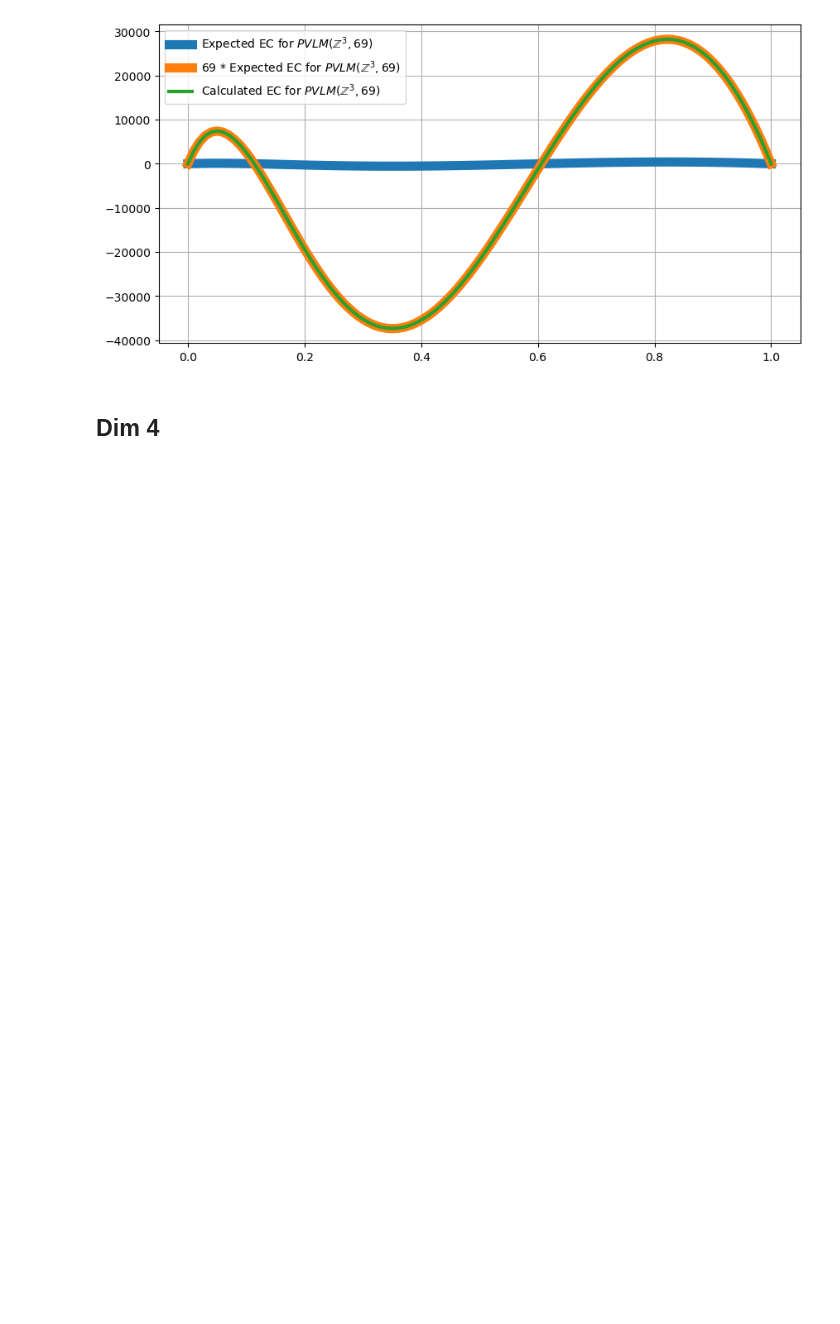
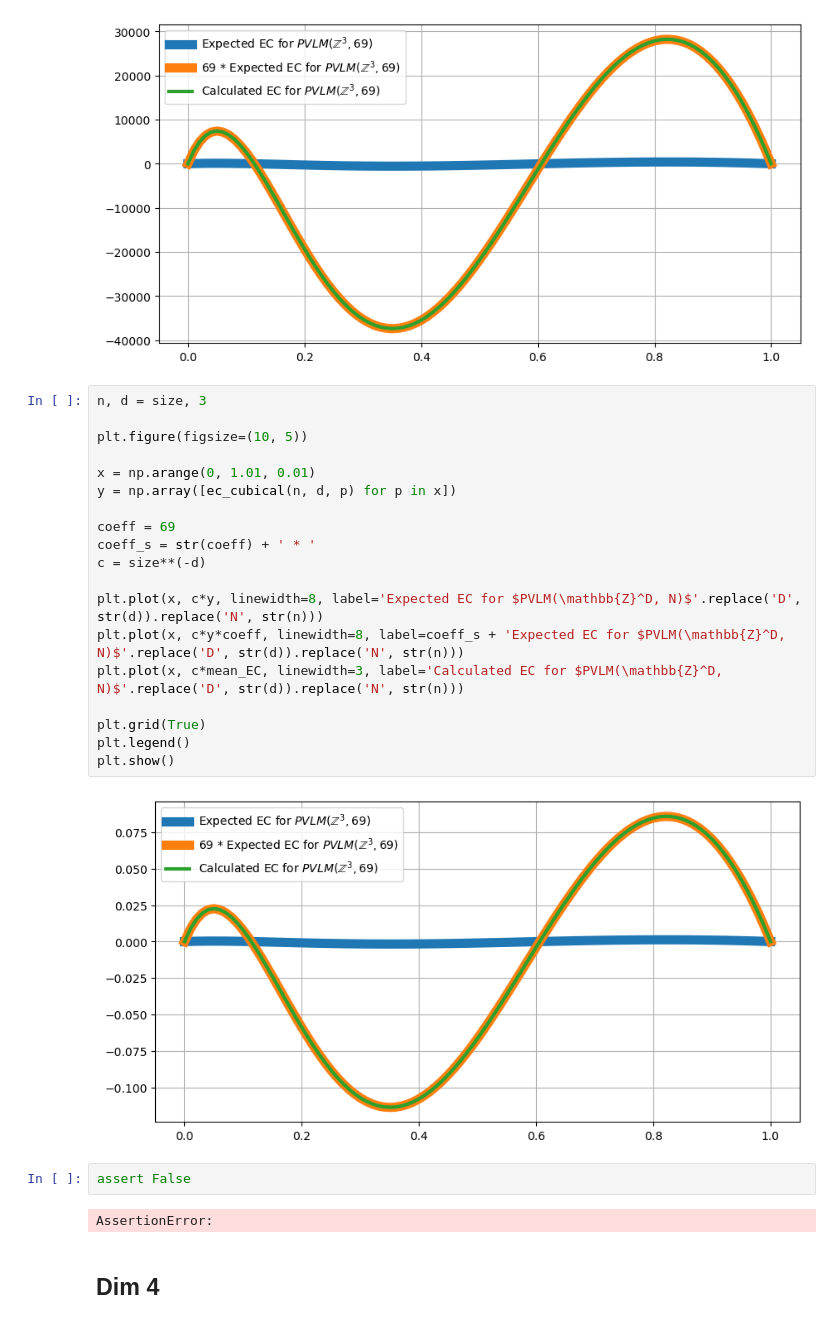
Before and after one commit to zimfv/topological-data-serial-experiments, a Jupyter notebook: EC-expected.ipynb, the cells around one changed output. Drawn from its saved outputs; the diff is of its cells as text; blank space fills up the shorter version.

```diff
--- a/EC-expected.ipynb
+++ b/EC-expected.ipynb
@@ -214,6 +231,31 @@ plt.legend()
 plt.show()
 # %% [output]
 [figure]
+# %%
+n, d = size, 3
+
+plt.figure(figsize=(10, 5))
+
+x = np.arange(0, 1.01, 0.01)
+y = np.array([ec_cubical(n, d, p) for p in x])
+
+coeff = 69
+coeff_s = str(coeff) + ' * '
+c = size**(-d)
+
+plt.plot(x, c*y, linewidth=8, label='Expected EC for $PVLM(\mathbb{Z}^D, N)$'.replace('D', str(d)).replace('N', str(n)))
+plt.plot(x, c*y*coeff, linewidth=8, label=coeff_s + 'Expected EC for $PVLM(\mathbb{Z}^D, N)$'.replace('D', str(d)).replace('N', str(n)))
+plt.plot(x, c*mean_EC, linewidth=3, label='Calculated EC for $PVLM(\mathbb{Z}^D, N)$'.replace('D', str(d)).replace('N', str(n)))
+
+plt.grid(True)
+plt.legend()
+plt.show()
+# %% [output]
+[figure, added]
+# %%
+assert False
+# %% [output]
+AssertionError:
 # %% [markdown]
 ## Dim 4
 # %%
```
Also changed, not shown: parts of 11 cells of this notebook, 2 other files.
